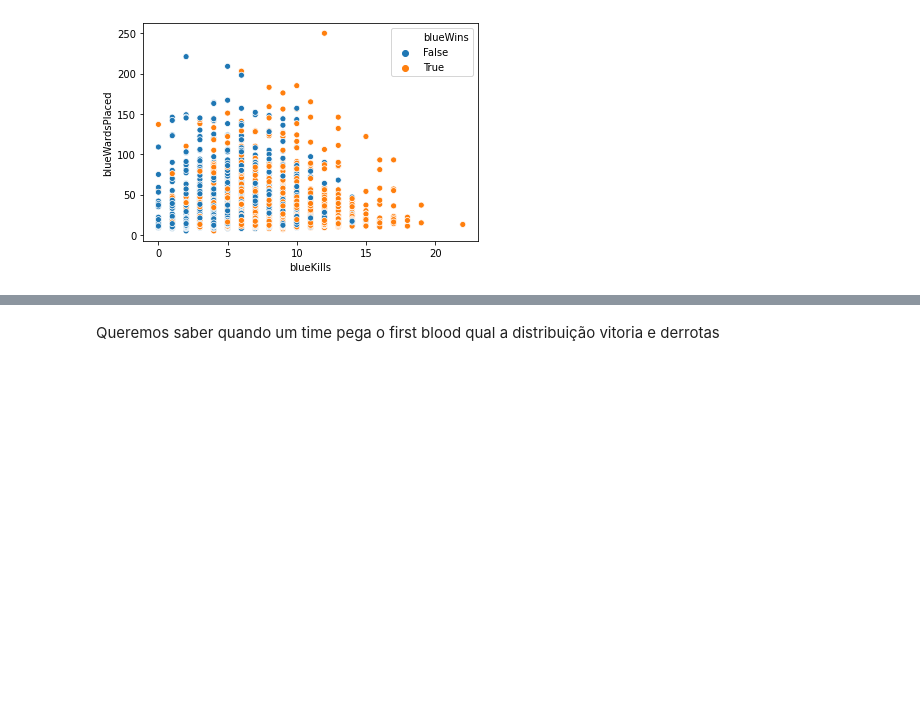
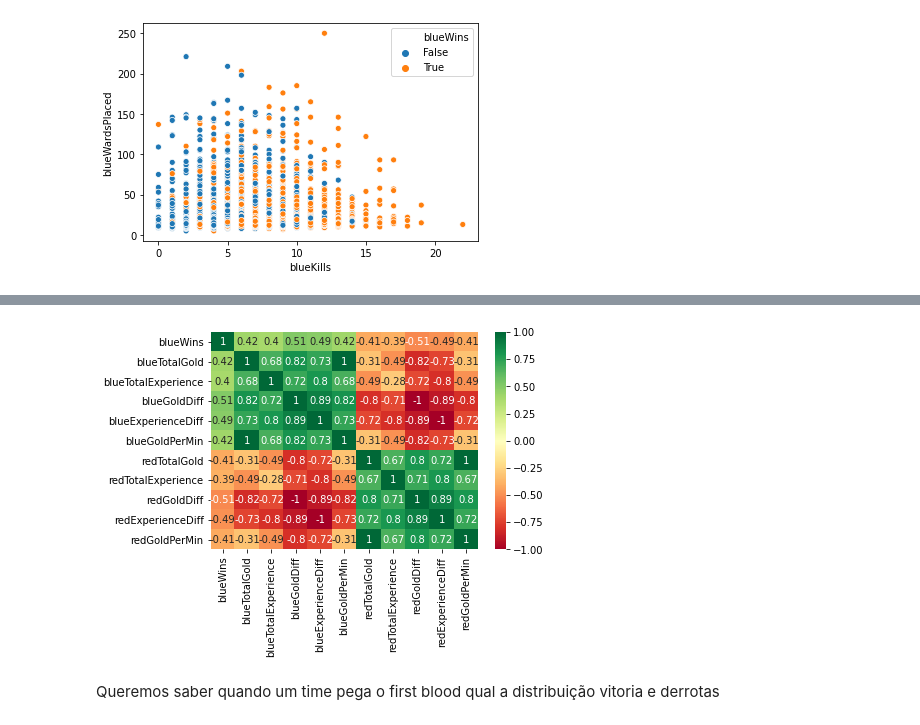
Before and after one commit to nilberthsouza/league-of-legends-analisys, a Jupyter notebook: explarationLeagueofLegendsDS.ipynb, the cells around one changed output, grey strips where cells are left out. Cells and saved outputs as stored; diff of their text form; code cells hidden in the pictures; blank space fills up the shorter version.

```diff
--- a/explarationLeagueofLegendsDS.ipynb
+++ b/explarationLeagueofLegendsDS.ipynb
@@ -28,3 +35,12 @@ sns.scatterplot(x=df.blueKills,y=df.blueWardsPlaced,hue=df.blueWins == 1)
+# %%
+
+#Matrix de correlação
+
+correlatedMatrix = df.corr()
+mostCorrelatedFeatures = correlatedMatrix.index[abs(correlatedMatrix["blueWins"])>0.36]
+g = sns.heatmap(df[mostCorrelatedFeatures].corr(),annot=True,cmap="RdYlGn")
+# %% [output]
+[figure, added]
 # %% [markdown]
 Queremos saber quando um time pega o first blood qual a distribuição vitoria e derrotas
 # %%
```
Also changed, not shown: parts of 5 cells of this notebook.
